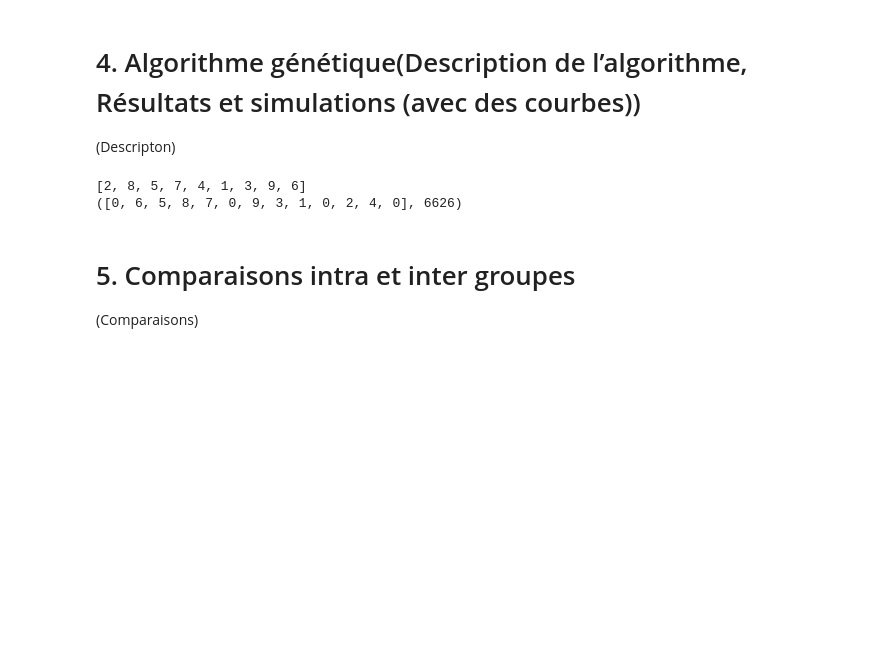
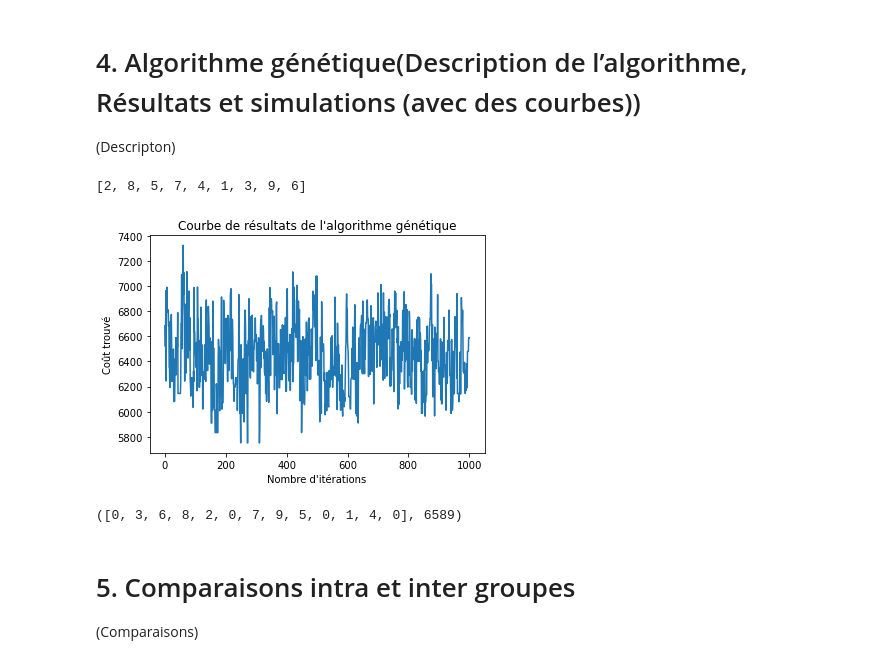
Before and after one commit to benech17/Inteligence-Collaborative, a Jupyter notebook: Rendu_1.ipynb, the cells around one changed output. Cells and saved outputs as stored; diff of their text form; code cells hidden in the pictures; blank space fills up the shorter version.

Commit message:
Ajout graphe

```diff
--- a/Rendu_1.ipynb
+++ b/Rendu_1.ipynb
@@ -466,44 +466,52 @@ def Genetique():
       prePop = generateur(clients, nbClients, taille)
       solf = []
       coutf = 0
+      listeCouts = []
       t = 0
       while t <= ite :
           forceTriee, prePopTriee = triInsertion(coutsPopulation(prePop, demande, capacite), prePop)
           solf = routes(prePopTriee[0], demande, capacite)
           coutf = coutsPopulation(prePopTriee, demande, capacite)[0]
+          listeCouts.append(coutf)
 
           #construction de S(t)
           listeProba = proba(forceTriee, prePopTriee)
           #print(listeProba)
           S1 = constructS(listeProba, taille)
 
           #construction de S(t+1)
           S2 = []
           for i in range(0,len(S1),2) :
               if rd.random() < Pcross :
                   a,b = croisement(S1[i], S1[i+1], clients)
                   S2.append(a)
                   S2.append(b)
               else :
                   S2.append(S1[i])
                   S2.append(S1[i+1])
 
           #construction de P(t+1)
           prePop = []
           for i in S2 :
               if rd.random() < Pmut :
                   prePop.append(mutations(i,clients))
               else :
                   prePop.append(i)
           t += 1
           #print(prePopTriee,forceTriee)
+      plt.plot(listeCouts)
+      plt.title("Courbe de résultats de l'algorithme génétique")
+      plt.xlabel("Nombre d'itérations")
+      plt.ylabel('Coût trouvé')
+      plt.show()
       return(solf,coutf)
 
-  print(algoGen(N,n,q,Q,0.5,0.4,taillePop,100))
+  print(algoGen(N,n,q,Q,0.4,0.4,taillePop,1000))
 Genetique()
 # %% [output]
 [2, 8, 5, 7, 4, 1, 3, 9, 6]
-([0, 6, 5, 8, 7, 0, 9, 3, 1, 0, 2, 4, 0], 6626)
+[figure, added]
+([0, 3, 6, 8, 2, 0, 7, 9, 5, 0, 1, 4, 0], 6589)
 # %% [markdown]
 # 5. Comparaisons intra et inter groupes
 
```
Also changed, not shown: parts of 1 cell of this notebook.
